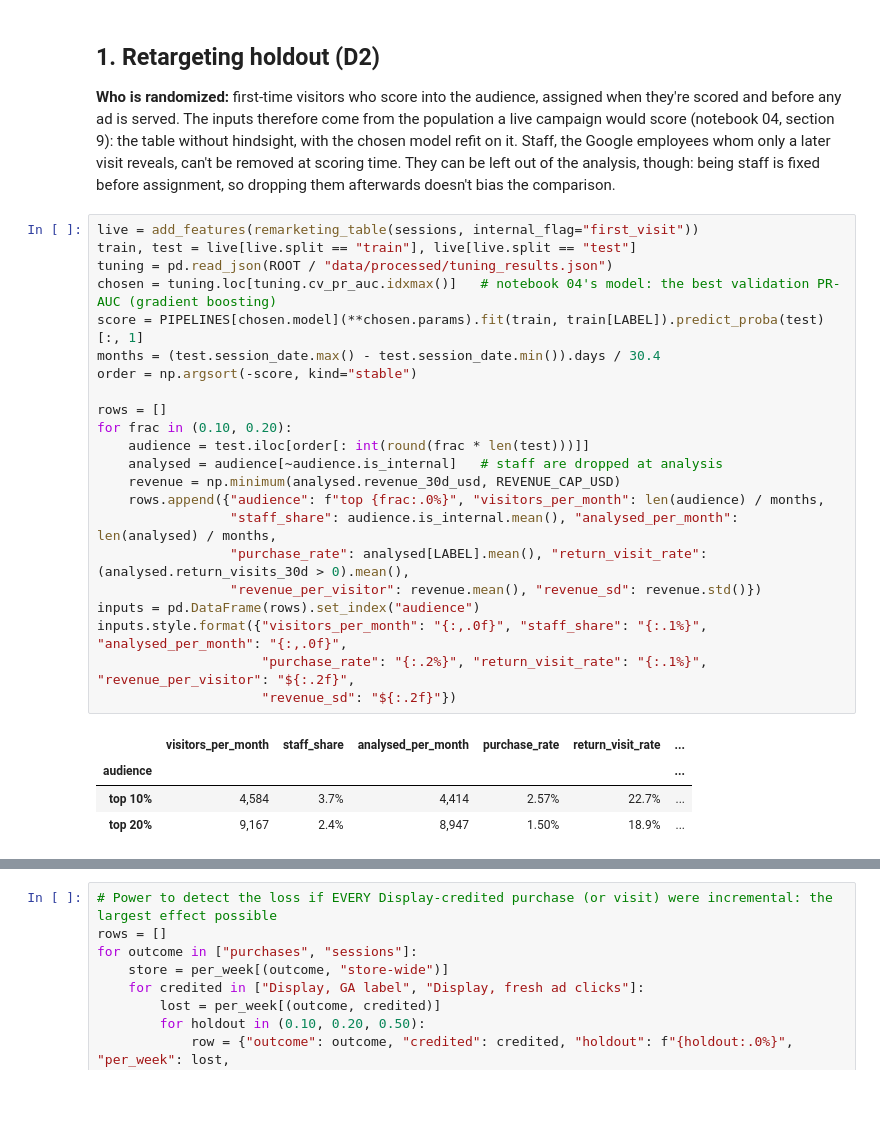
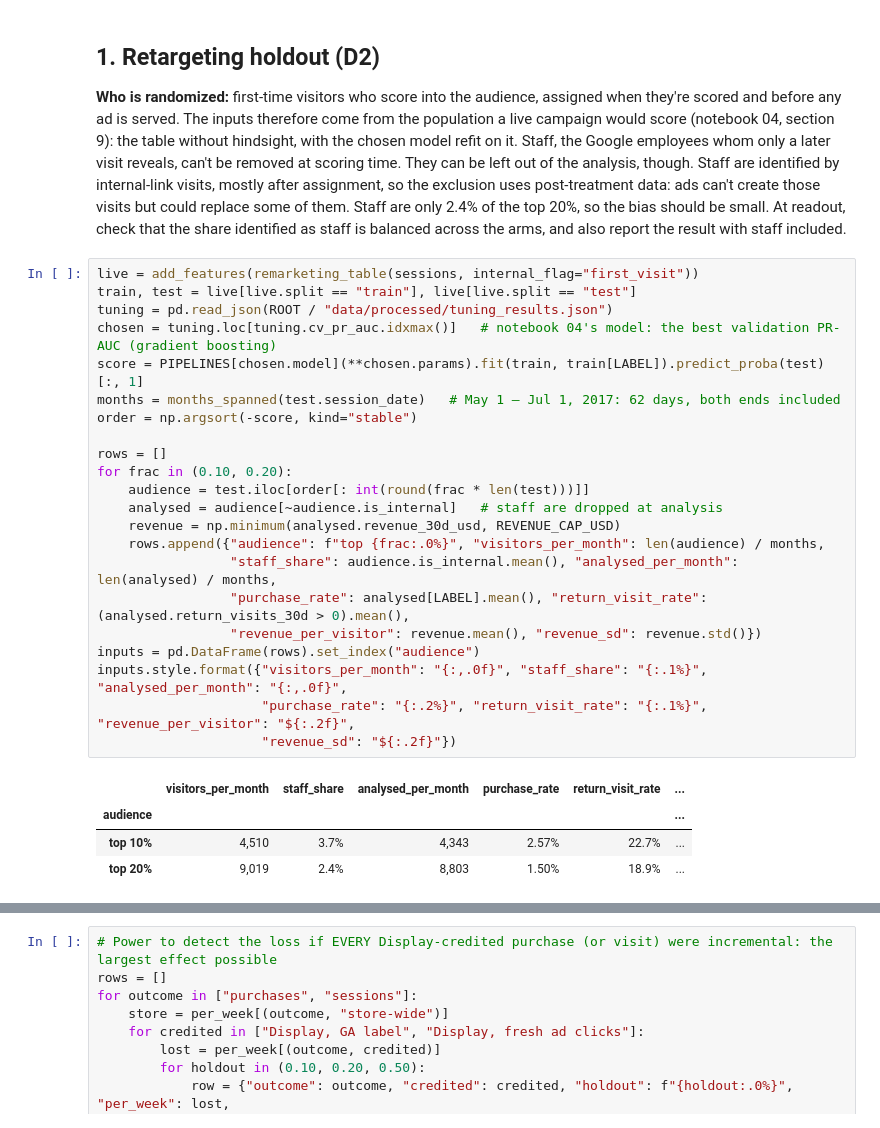
Before and after one commit to Pann13223029/merch-store-marketing-case-study, a Jupyter notebook: notebooks/06_test_design.ipynb, the cells around one changed output, grey strips where cells are left out. Drawn from its saved outputs; the diff is of its cells as text; blank space fills up the shorter version.

```diff
--- a/notebooks/06_test_design.ipynb
+++ b/notebooks/06_test_design.ipynb
@@ -45,32 +45,32 @@ z* = 2.8016
 # %% [markdown]
 ## 1. Retargeting holdout (D2)
 
-**Who is randomized:** first-time visitors who score into the audience, assigned when they're scored and before any ad is served. The inputs therefore come from the population a live campaign would score (notebook 04, section 9): the table without hindsight, with the chosen model refit on it. Staff, the Google employees whom only a later visit reveals, can't be removed at scoring time. They can be left out of the analysis, though: being staff is fixed before assignment, so dropping them afterwards doesn't bias the comparison.
+**Who is randomized:** first-time visitors who score into the audience, assigned when they're scored and before any ad is served. The inputs therefore come from the population a live campaign would score (notebook 04, section 9): the table without hindsight, with the chosen model refit on it. Staff, the Google employees whom only a later visit reveals, can't be removed at scoring time. They can be left out of the analysis, though. Staff are identified by internal-link visits, mostly after assignment, so the exclusion uses post-treatment data: ads can't create those visits but could replace some of them. Staff are only 2.4% of the top 20%, so the bias should be small. At readout, check that the share identified as staff is balanced across the arms, and also report the result with staff included.
 # %%
 live = add_features(remarketing_table(sessions, internal_flag="first_visit"))
 train, test = live[live.split == "train"], live[live.split == "test"]
 tuning = pd.read_json(ROOT / "data/processed/tuning_results.json")
 chosen = tuning.loc[tuning.cv_pr_auc.idxmax()]   # notebook 04's model: the best validation PR-AUC (gradient boosting)
 score = PIPELINES[chosen.model](**chosen.params).fit(train, train[LABEL]).predict_proba(test)[:, 1]
-months = (test.session_date.max() - test.session_date.min()).days / 30.4
+months = months_spanned(test.session_date)   # May 1 – Jul 1, 2017: 62 days, both ends included
 order = np.argsort(-score, kind="stable")
 
 rows = []
 for frac in (0.10, 0.20):
     audience = test.iloc[order[: int(round(frac * len(test)))]]
     analysed = audience[~audience.is_internal]   # staff are dropped at analysis
     revenue = np.minimum(analysed.revenue_30d_usd, REVENUE_CAP_USD)
     rows.append({"audience": f"top {frac:.0%}", "visitors_per_month": len(audience) / months,
                  "staff_share": audience.is_internal.mean(), "analysed_per_month": len(analysed) / months,
                  "purchase_rate": analysed[LABEL].mean(), "return_visit_rate": (analysed.return_visits_30d > 0).mean(),
                  "revenue_per_visitor": revenue.mean(), "revenue_sd": revenue.std()})
 inputs = pd.DataFrame(rows).set_index("audience")
 inputs.style.format({"visitors_per_month": "{:,.0f}", "staff_share": "{:.1%}", "analysed_per_month": "{:,.0f}",
                      "purchase_rate": "{:.2%}", "return_visit_rate": "{:.1%}", "revenue_per_visitor": "${:.2f}",
                      "revenue_sd": "${:.2f}"})
 # %% [output]
 |  | visitors_per_month | staff_share | analysed_per_month | purchase_rate | return_visit_rate | ... |
 | audience |  |  |  |  |  | ... |
-| top 10% | 4,584 | 3.7% | 4,414 | 2.57% | 22.7% | ... |
-| top 20% | 9,167 | 2.4% | 8,947 | 1.50% | 18.9% | ... |
+| top 10% | 4,510 | 3.7% | 4,343 | 2.57% | 22.7% | ... |
+| top 20% | 9,019 | 2.4% | 8,803 | 1.50% | 18.9% | ... |
 # %% [markdown]
```
Also changed, not shown: parts of 11 cells of this notebook, 15 other files.
